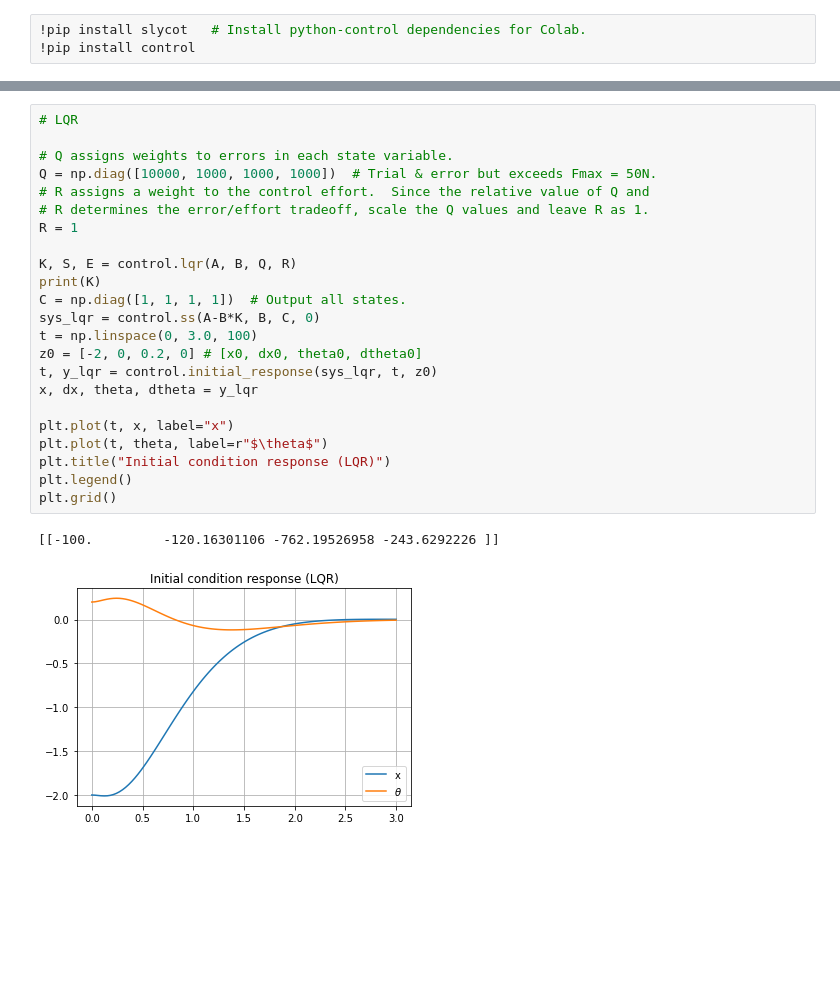
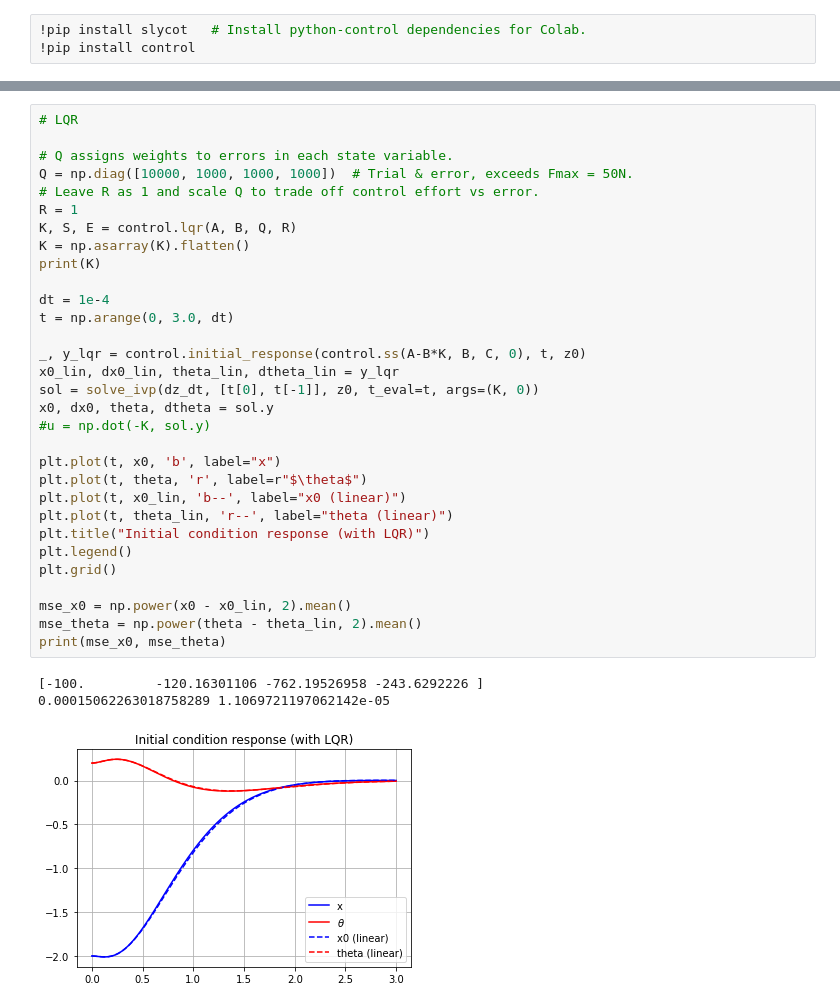
Before and after one commit to rkurdyumov/control_challenges, a Jupyter notebook: inverted_pendulum.ipynb, the cells around one changed output, grey strips where cells are left out. Cells and saved outputs as stored; diff of their text form; blank space fills up the shorter version.

Commit message:
Major refactor, now using solve_ivp for simulation

```diff
--- a/inverted_pendulum.ipynb
+++ b/inverted_pendulum.ipynb
@@ -69,26 +112,35 @@ plt.grid()
 # %%
 # LQR
 
 # Q assigns weights to errors in each state variable.
-Q = np.diag([10000, 1000, 1000, 1000])  # Trial & error but exceeds Fmax = 50N.
-# R assigns a weight to the control effort.  Since the relative value of Q and
-# R determines the error/effort tradeoff, scale the Q values and leave R as 1.
+Q = np.diag([10000, 1000, 1000, 1000])  # Trial & error, exceeds Fmax = 50N.
+# Leave R as 1 and scale Q to trade off control effort vs error.
 R = 1
+K, S, E = control.lqr(A, B, Q, R)
+K = np.asarray(K).flatten()
+print(K)
 
-K, S, E = control.lqr(A, B, Q, R)
-print(K)
-C = np.diag([1, 1, 1, 1])  # Output all states.
-sys_lqr = control.ss(A-B*K, B, C, 0)
-t = np.linspace(0, 3.0, 100)
-z0 = [-2, 0, 0.2, 0] # [x0, dx0, theta0, dtheta0]
-t, y_lqr = control.initial_response(sys_lqr, t, z0)
-x, dx, theta, dtheta = y_lqr
+dt = 1e-4
+t = np.arange(0, 3.0, dt)
 
-plt.plot(t, x, label="x")
-plt.plot(t, theta, label=r"$\theta$")
-plt.title("Initial condition response (LQR)")
+_, y_lqr = control.initial_response(control.ss(A-B*K, B, C, 0), t, z0)
+x0_lin, dx0_lin, theta_lin, dtheta_lin = y_lqr
+sol = solve_ivp(dz_dt, [t[0], t[-1]], z0, t_eval=t, args=(K, 0))
+x0, dx0, theta, dtheta = sol.y
+#u = np.dot(-K, sol.y)
+
+plt.plot(t, x0, 'b', label="x")
+plt.plot(t, theta, 'r', label=r"$\theta$")
+plt.plot(t, x0_lin, 'b--', label="x0 (linear)")
+plt.plot(t, theta_lin, 'r--', label="theta (linear)")
+plt.title("Initial condition response (with LQR)")
 plt.legend()
 plt.grid()
+
+mse_x0 = np.power(x0 - x0_lin, 2).mean()
+mse_theta = np.power(theta - theta_lin, 2).mean()
+print(mse_x0, mse_theta)
 # %% [output]
-[[-100.         -120.16301106 -762.19526958 -243.6292226 ]]
+[-100.         -120.16301106 -762.19526958 -243.6292226 ]
+0.00015062263018758289 1.1069721197062142e-05
-[figure, old version]
+[figure, new version]
```
Also changed, not shown: parts of 6 cells of this notebook.
